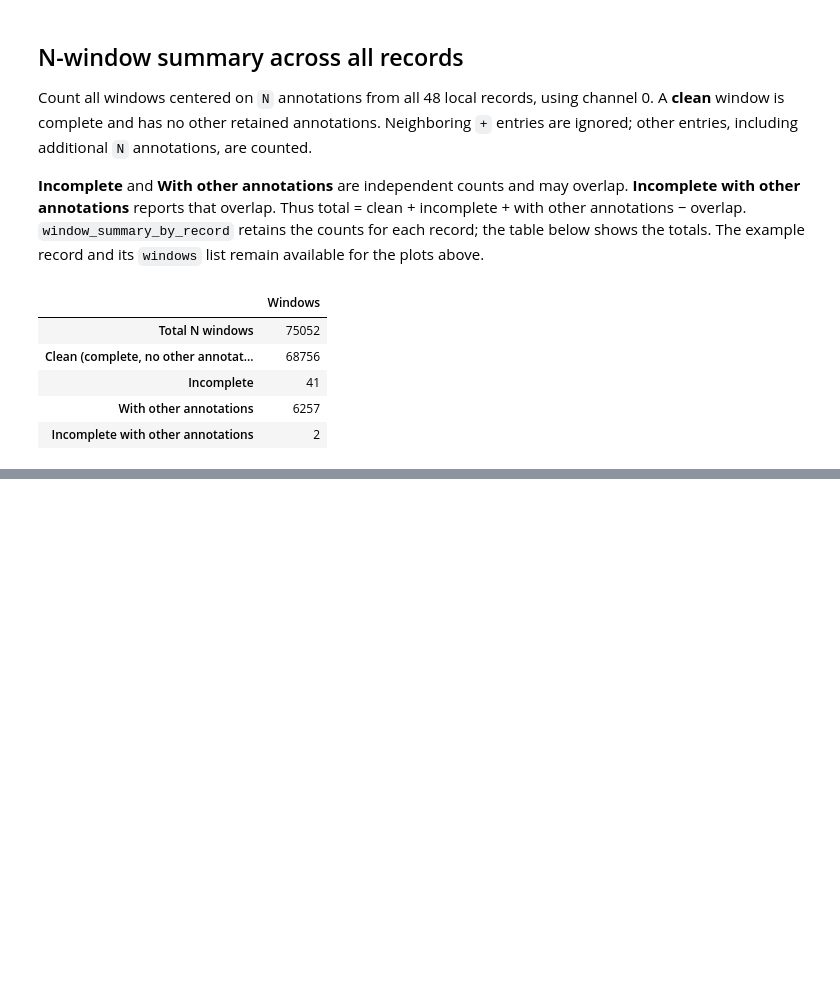
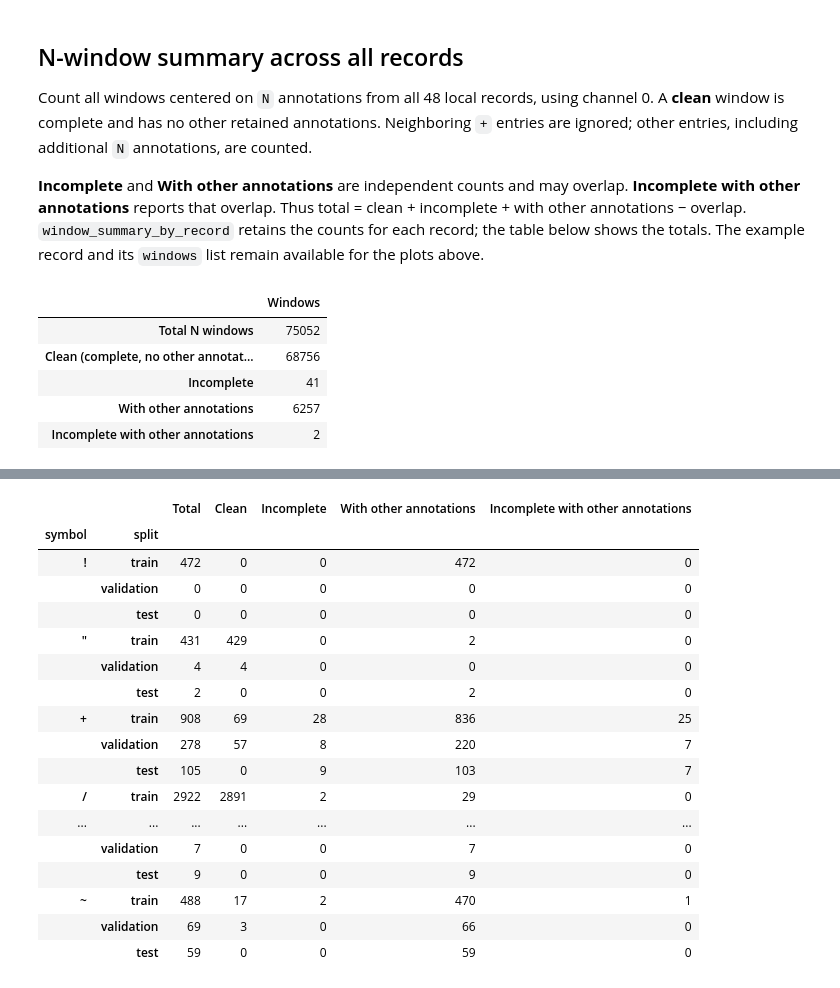
Before and after one commit to gabrielbozek/ecg-anomaly, a Jupyter notebook: notebooks/EDA.ipynb, the cells around one changed output, grey strips where cells are left out. Cells and saved outputs as stored; diff of their text form; code cells hidden in the pictures; blank space fills up the shorter version.

```diff
--- a/notebooks/EDA.ipynb
+++ b/notebooks/EDA.ipynb
@@ -551,0 +560,18 @@ display(window_summary)
+# %%
+import sys
+
+import pandas as pd
+from IPython.display import display
+
+if str(project_root) not in sys.path:
+    sys.path.insert(0, str(project_root))
+from scripts.create_splits import validate_record_splits
+
+record_splits = pd.read_csv(project_root / "data/record_splits.csv", dtype=str)
+validate_record_splits(record_splits, record_ids)
+split_order = ["train", "validation", "test"]
+split_sizes = record_splits.groupby("split").agg(
+    Subjects=("subject_id", "nunique"), Records=("record_id", "size")
+).reindex(split_order)
+print("Subject isolation check passed: every subject belongs to exactly one split.")
+display(split_sizes)
@@ -551,0 +591,47 @@ display(window_summary)
+# %%
+split_count_rows = []
+for split_assignment in record_splits.itertuples(index=False):
+    split_record_path = project_root / "data/raw/mitdb-1.0.0" / split_assignment.record_id
+    split_record = wfdb.rdrecord(str(split_record_path))
+    split_annotations = wfdb.rdann(str(split_record_path), "atr")
+    for center_symbol in sorted(set(split_annotations.symbol)):
+        split_counts = {
+            "Total": 0,
+            "Clean": 0,
+            "Incomplete": 0,
+            "With other annotations": 0,
+            "Incomplete with other annotations": 0,
+        }
+        for split_window in generate_ecg_windows(
+            split_record, split_annotations, annotation_symbol=center_symbol, channel=0
+        ):
+            split_counts["Total"] += 1
+            split_counts["Clean"] += int(split_window.is_complete and not split_window.has_other_annotations)
+            split_counts["Incomplete"] += int(not split_window.is_complete)
+            split_counts["With other annotations"] += int(split_window.has_other_annotations)
+            split_counts["Incomplete with other annotations"] += int(
+                not split_window.is_complete and split_window.has_other_annotations
+            )
+        split_count_rows.append({
+            "record_id": split_assignment.record_id,
+            "subject_id": split_assignment.subject_id,
+            "split": split_assignment.split,
+            "symbol": center_symbol,
+            **split_counts,
+        })
+
+window_counts_by_record_and_symbol = pd.DataFrame(split_count_rows)
+count_columns = ["Total", "Clean", "Incomplete", "With other annotations", "Incomplete with other annotations"]
+all_center_symbols = sorted(window_counts_by_record_and_symbol["symbol"].unique())
+comparison_index = pd.MultiIndex.from_product([all_center_symbols, split_order], names=["symbol", "split"])
+window_quality_by_symbol_and_split = window_counts_by_record_and_symbol.groupby(
+    ["symbol", "split"]
+)[count_columns].sum().reindex(comparison_index, fill_value=0)
+window_totals_by_split = window_quality_by_symbol_and_split.groupby("split").sum().reindex(split_order)
+window_totals_by_symbol_and_split = window_quality_by_symbol_and_split["Total"].unstack("split").reindex(columns=split_order)
+
+display(split_sizes.join(window_totals_by_split))
+display(window_totals_by_symbol_and_split)
+with pd.option_context("display.max_rows", None):
+    display(window_quality_by_symbol_and_split)
+# %% [output]
@@ -551,0 +661,18 @@ display(window_summary)
+|  |  | Total | Clean | Incomplete | With other annotations | Incomplete with other annotations |
+| symbol | split |  |  |  |  |  |
+| ! | train | 472 | 0 | 0 | 472 | 0 |
+|  | validation | 0 | 0 | 0 | 0 | 0 |
+|  | test | 0 | 0 | 0 | 0 | 0 |
+| " | train | 431 | 429 | 0 | 2 | 0 |
+|  | validation | 4 | 4 | 0 | 0 | 0 |
+|  | test | 2 | 0 | 0 | 2 | 0 |
+| + | train | 908 | 69 | 28 | 836 | 25 |
+|  | validation | 278 | 57 | 8 | 220 | 7 |
+|  | test | 105 | 0 | 9 | 103 | 7 |
+| / | train | 2922 | 2891 | 2 | 29 | 0 |
+| ... | ... | ... | ... | ... | ... | ... |
+|  | validation | 7 | 0 | 0 | 7 | 0 |
+|  | test | 9 | 0 | 0 | 9 | 0 |
+| ~ | train | 488 | 17 | 2 | 470 | 1 |
+|  | validation | 69 | 3 | 0 | 66 | 0 |
+|  | test | 59 | 0 | 0 | 59 | 0 |
```
Also changed, not shown: parts of 4 cells of this notebook, 3 other files.
